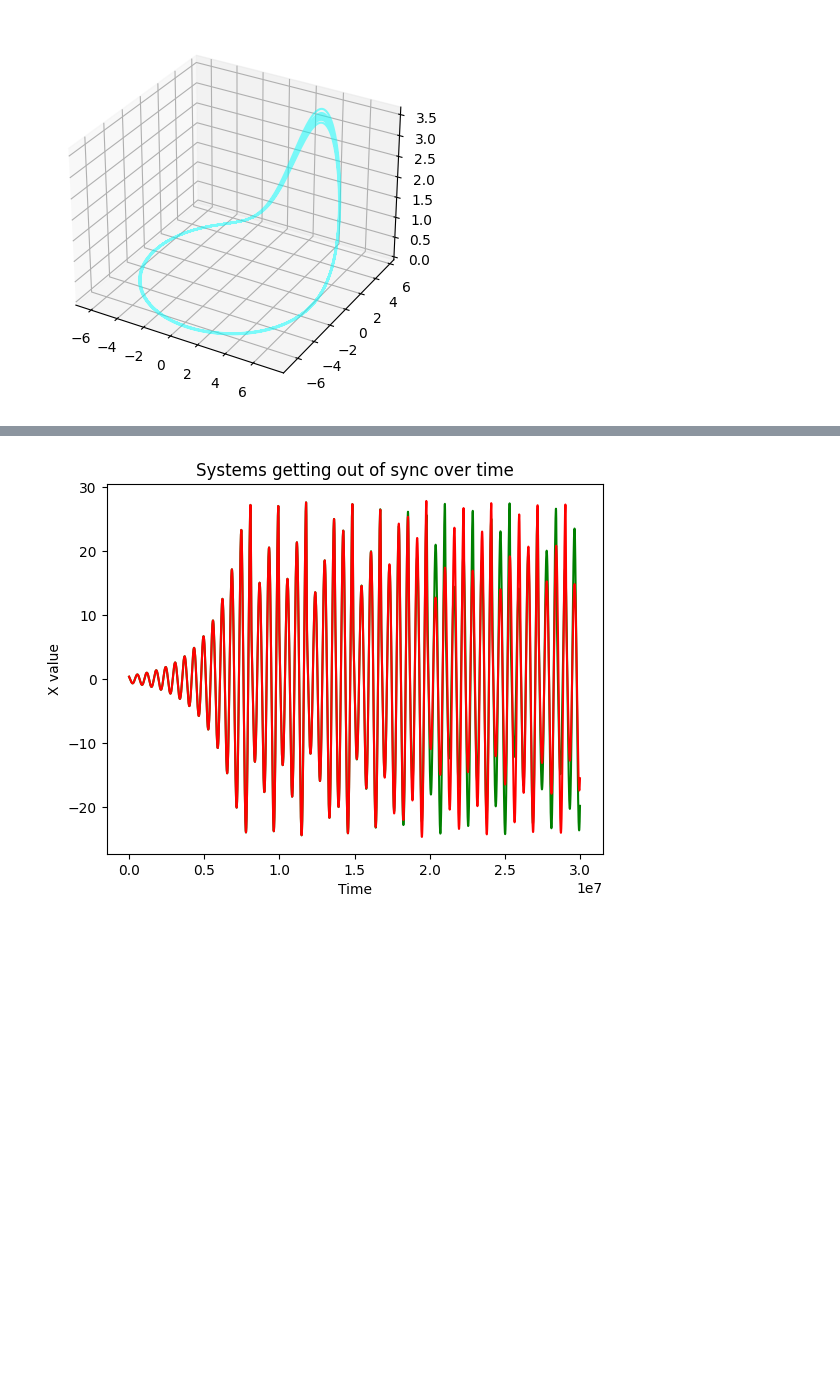
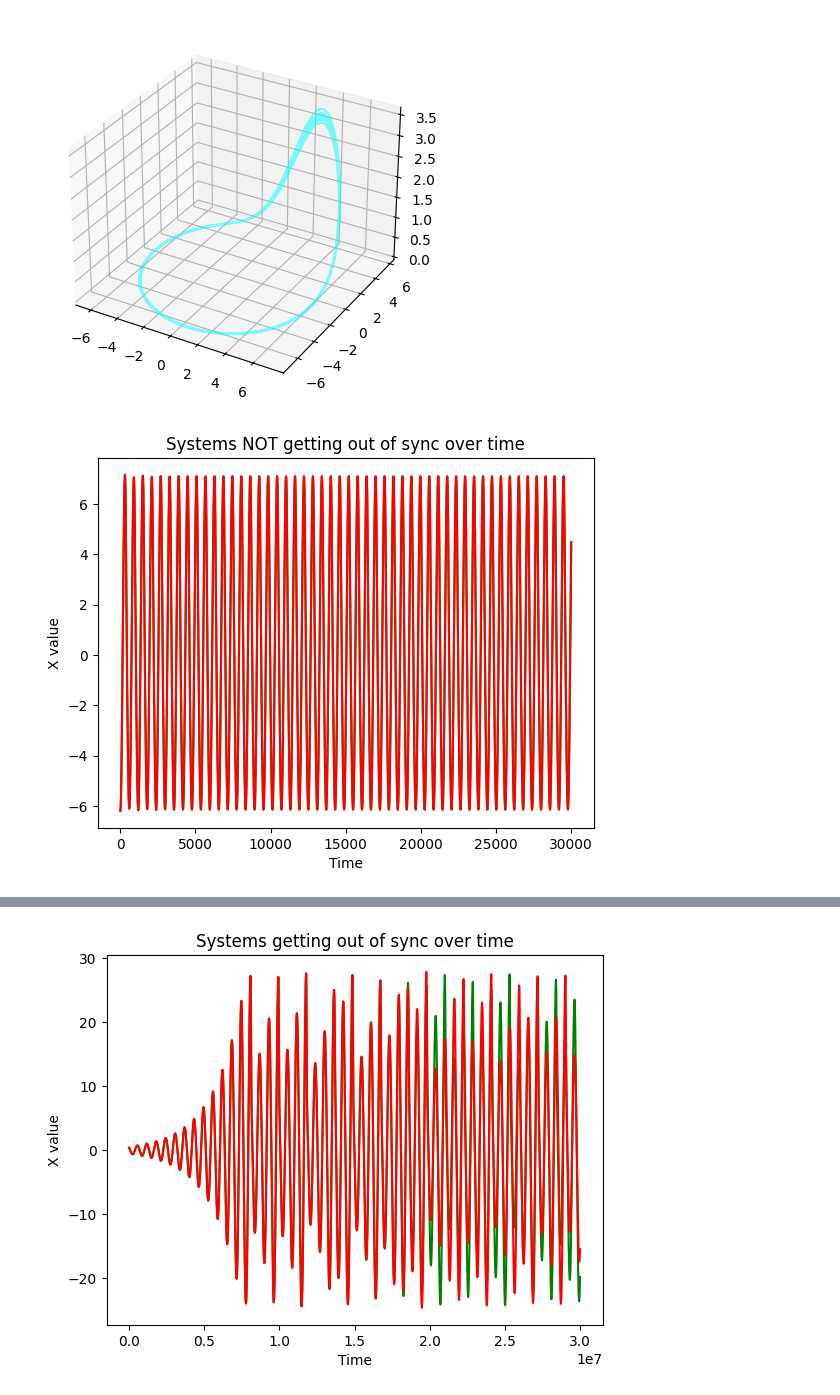
Before and after one commit to AdrianKlessa/random_notebooks, a Jupyter notebook: lorenz_system.ipynb, the cells around one changed output, grey strips where cells are left out. Drawn from its saved outputs; the diff is of its cells as text; code cells hidden in the pictures; blank space fills up the shorter version.

```diff
--- a/lorenz_system.ipynb
+++ b/lorenz_system.ipynb
@@ -325,3 +330,23 @@ ax.plot3D(x_1, y_1, z_1, 'cyan', alpha=0.5)
 # %% [output]
 [<mpl_toolkits.mplot3d.art3d.Line3D at 0x...>]
 [figure]
+# %%
+sys = RosslerSystem(0.1, 0.1, 4.0, -6.2001, 0.0001, 0.0001)
+steps = 30000
+values = np.zeros([steps, 3], dtype=float)
+for x in range(steps):
+    val = sys.get_values()
+    values[x] = val
+    sys.update(dt)
+x_2 = values[:, 0].copy()
+y_2 = values[:, 1].copy()
+z_2 = values[:, 2].copy()
+
+plt.plot(x_1, color='g')
+plt.plot(x_2, color="r")
+plt.title("Systems NOT getting out of sync over time")
+plt.ylabel("X value")
+plt.xlabel("Time")
+plt.show()
+# %% [output]
+[figure, added]
```
Also changed, not shown: parts of 7 cells of this notebook.
